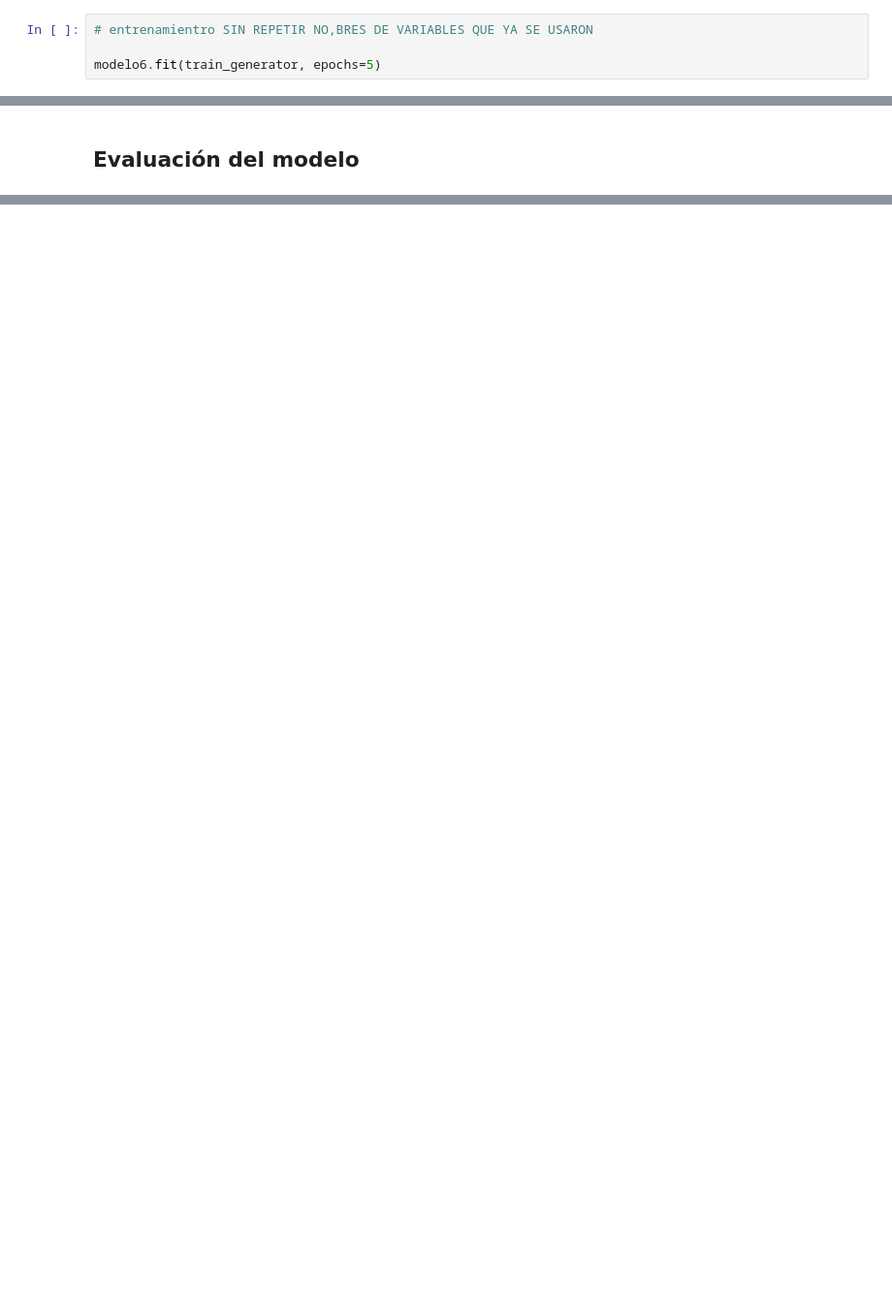
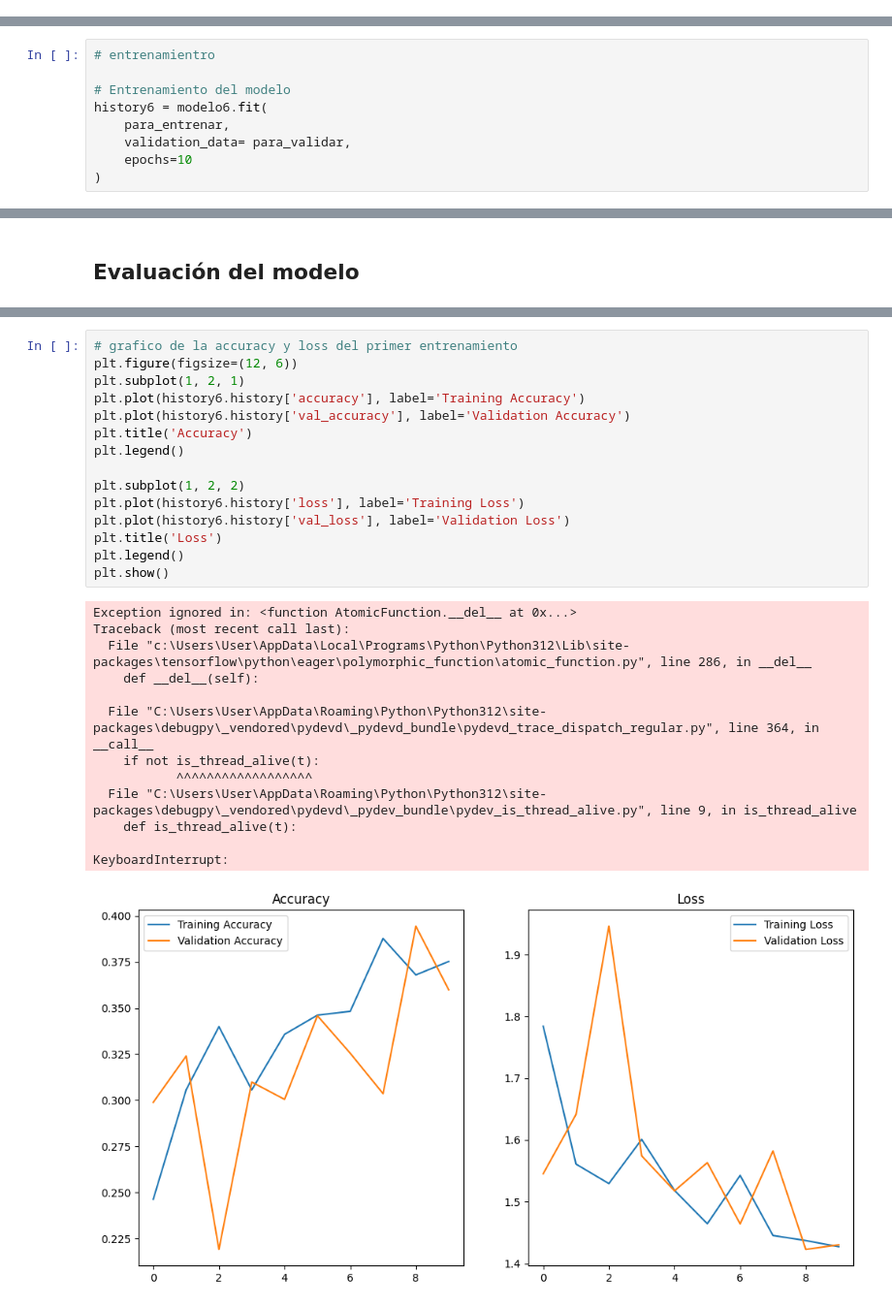
Before and after one commit to benjokapu/tpCNNavanzado, a Jupyter notebook: main.ipynb, the cells around one changed output, grey strips where cells are left out. Shown at 97% size. Cells and saved outputs as stored; diff of their text form; blank space fills up the shorter version.

Commit message:
Modelo ResNet terminadooooo

```diff
--- a/main.ipynb
+++ b/main.ipynb
@@ -901,4 +937,0 @@ modelo6.compile(optimizer='adam', loss='categorical_crossentropy', metrics=['acc
-# %%
-# entrenamientro SIN REPETIR NO,BRES DE VARIABLES QUE YA SE USARON
-
-modelo6.fit(train_generator, epochs=5)
@@ -916,0 +938,9 @@ Epoch 5/5
+# %%
+# entrenamientro
+
+# Entrenamiento del modelo
+history6 = modelo6.fit(
+    para_entrenar,
+    validation_data= para_validar,
+    epochs=10
+)
@@ -957,0 +1004,29 @@ Found 1601 images belonging to 5 classes.
+# %%
+# grafico de la accuracy y loss del primer entrenamiento
+plt.figure(figsize=(12, 6))
+plt.subplot(1, 2, 1)
+plt.plot(history6.history['accuracy'], label='Training Accuracy')
+plt.plot(history6.history['val_accuracy'], label='Validation Accuracy')
+plt.title('Accuracy')
+plt.legend()
+
+plt.subplot(1, 2, 2)
+plt.plot(history6.history['loss'], label='Training Loss')
+plt.plot(history6.history['val_loss'], label='Validation Loss')
+plt.title('Loss')
+plt.legend()
+plt.show()
+# %% [output]
+Exception ignored in: <function AtomicFunction.__del__ at 0x...>
+Traceback (most recent call last):
+  File "c:\Users\User\AppData\Local\Programs\Python\Python312\Lib\site-packages\tensorflow\python\eager\polymorphic_function\atomic_function.py", line 286, in __del__
+    def __del__(self):
+
+  File "C:\Users\User\AppData\Roaming\Python\Python312\site-packages\debugpy\_vendored\pydevd\_pydevd_bundle\pydevd_trace_dispatch_regular.py", line 364, in __call__
+    if not is_thread_alive(t):
+           ^^^^^^^^^^^^^^^^^^
+  File "C:\Users\User\AppData\Roaming\Python\Python312\site-packages\debugpy\_vendored\pydevd\_pydev_bundle\pydev_is_thread_alive.py", line 9, in is_thread_alive
+    def is_thread_alive(t):
+
+KeyboardInterrupt:
+[figure, added]
```
Also changed, not shown: parts of 16 cells of this notebook, 2 other files.
